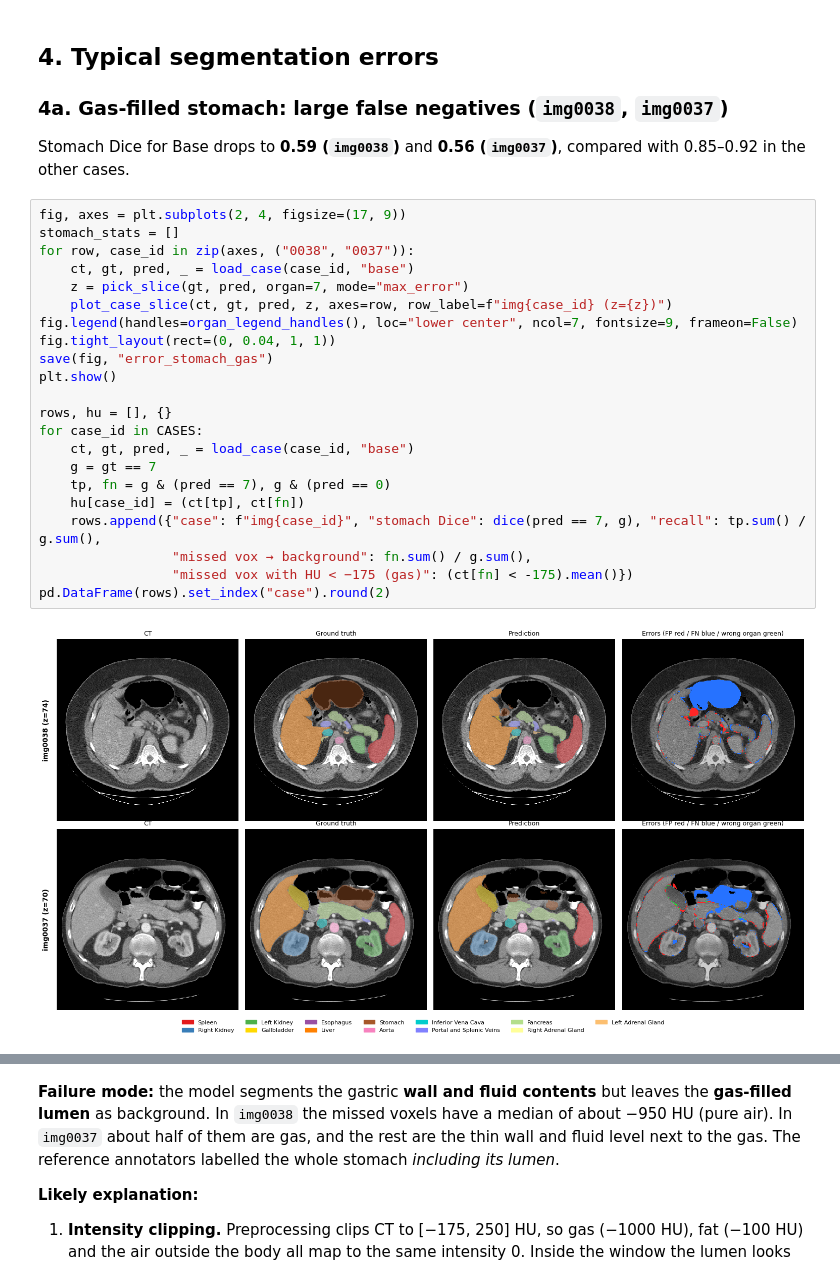
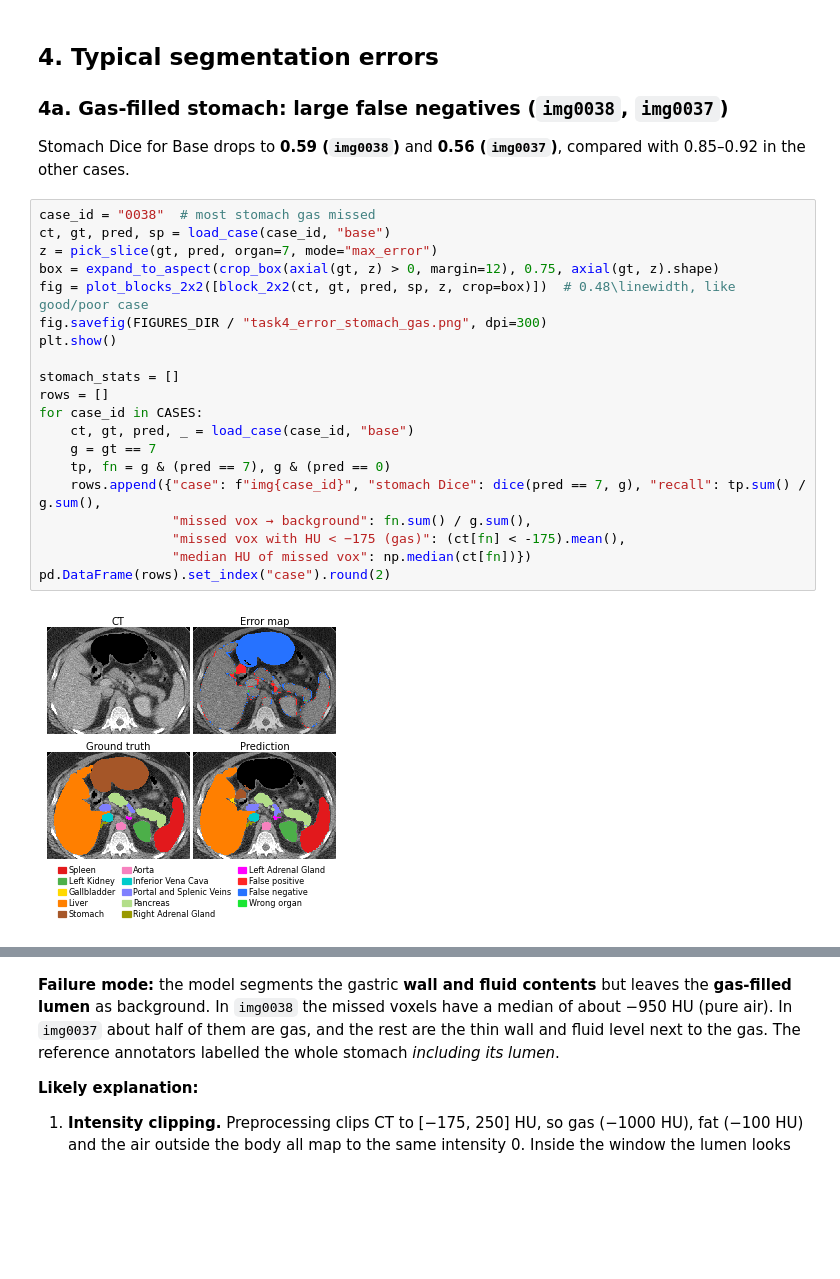
Before and after one commit to Tob1n8tor/FoundationsAIMB_Mini-Project_Segmentation, a Jupyter notebook: notebooks/04_visual_inspection.ipynb, the cells around one changed output, grey strips where cells are left out. Drawn from its saved outputs; the diff is of its cells as text; blank space fills up the shorter version.

```diff
--- a/notebooks/04_visual_inspection.ipynb
+++ b/notebooks/04_visual_inspection.ipynb
@@ -218,26 +221,24 @@ Left Adrenal Gland          0.733
 
 Stomach Dice for Base drops to **0.59 (`img0038`)** and **0.56 (`img0037`)**, compared with 0.85–0.92 in the other cases.
 # %%
-fig, axes = plt.subplots(2, 4, figsize=(17, 9))
-stomach_stats = []
-for row, case_id in zip(axes, ("0038", "0037")):
-    ct, gt, pred, _ = load_case(case_id, "base")
-    z = pick_slice(gt, pred, organ=7, mode="max_error")
-    plot_case_slice(ct, gt, pred, z, axes=row, row_label=f"img{case_id} (z={z})")
-fig.legend(handles=organ_legend_handles(), loc="lower center", ncol=7, fontsize=9, frameon=False)
-fig.tight_layout(rect=(0, 0.04, 1, 1))
-save(fig, "error_stomach_gas")
+case_id = "0038"  # most stomach gas missed
+ct, gt, pred, sp = load_case(case_id, "base")
+z = pick_slice(gt, pred, organ=7, mode="max_error")
+box = expand_to_aspect(crop_box(axial(gt, z) > 0, margin=12), 0.75, axial(gt, z).shape)
+fig = plot_blocks_2x2([block_2x2(ct, gt, pred, sp, z, crop=box)])  # 0.48\linewidth, like good/poor case
+fig.savefig(FIGURES_DIR / "task4_error_stomach_gas.png", dpi=300)
 plt.show()
 
-rows, hu = [], {}
+stomach_stats = []
+rows = []
 for case_id in CASES:
     ct, gt, pred, _ = load_case(case_id, "base")
     g = gt == 7
     tp, fn = g & (pred == 7), g & (pred == 0)
-    hu[case_id] = (ct[tp], ct[fn])
     rows.append({"case": f"img{case_id}", "stomach Dice": dice(pred == 7, g), "recall": tp.sum() / g.sum(),
                  "missed vox → background": fn.sum() / g.sum(),
-                 "missed vox with HU < −175 (gas)": (ct[fn] < -175).mean()})
+                 "missed vox with HU < −175 (gas)": (ct[fn] < -175).mean(),
+                 "median HU of missed vox": np.median(ct[fn])})
 pd.DataFrame(rows).set_index("case").round(2)
 # %% [output]
-[figure, old version]
+[figure, new version]
```
Also changed, not shown: parts of 10 cells of this notebook, 12 other files.
